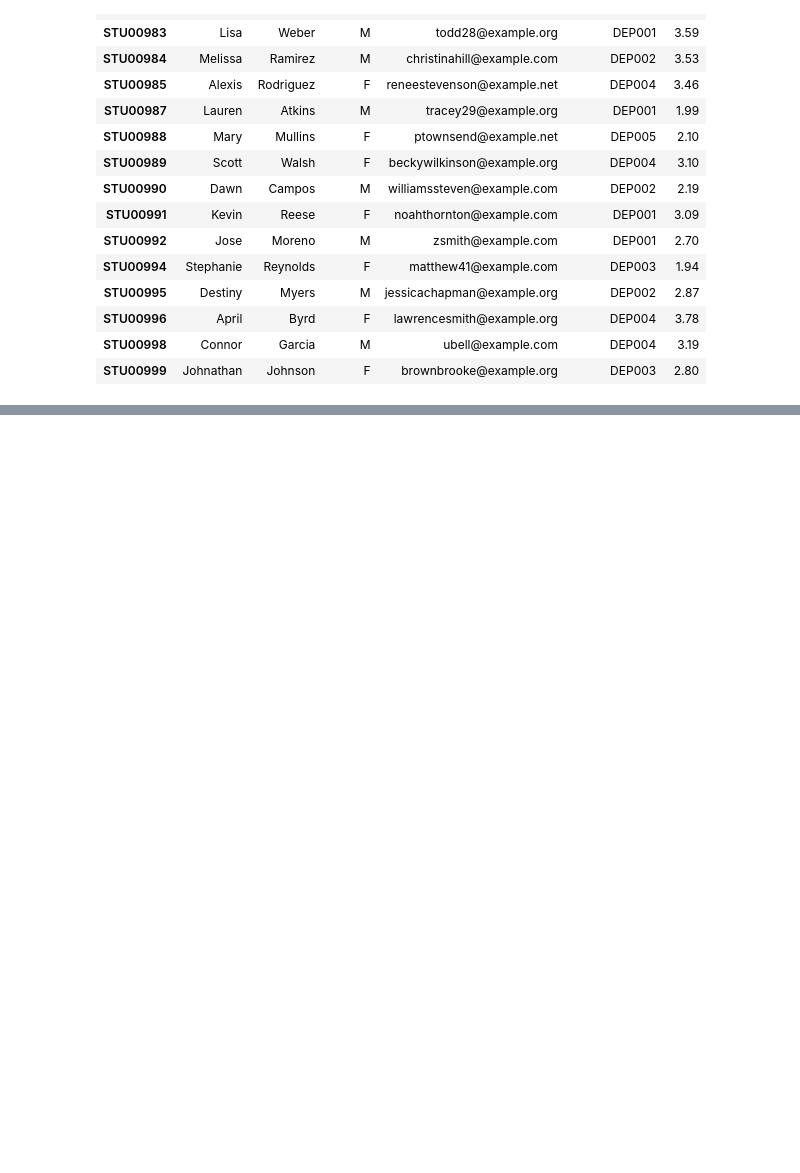
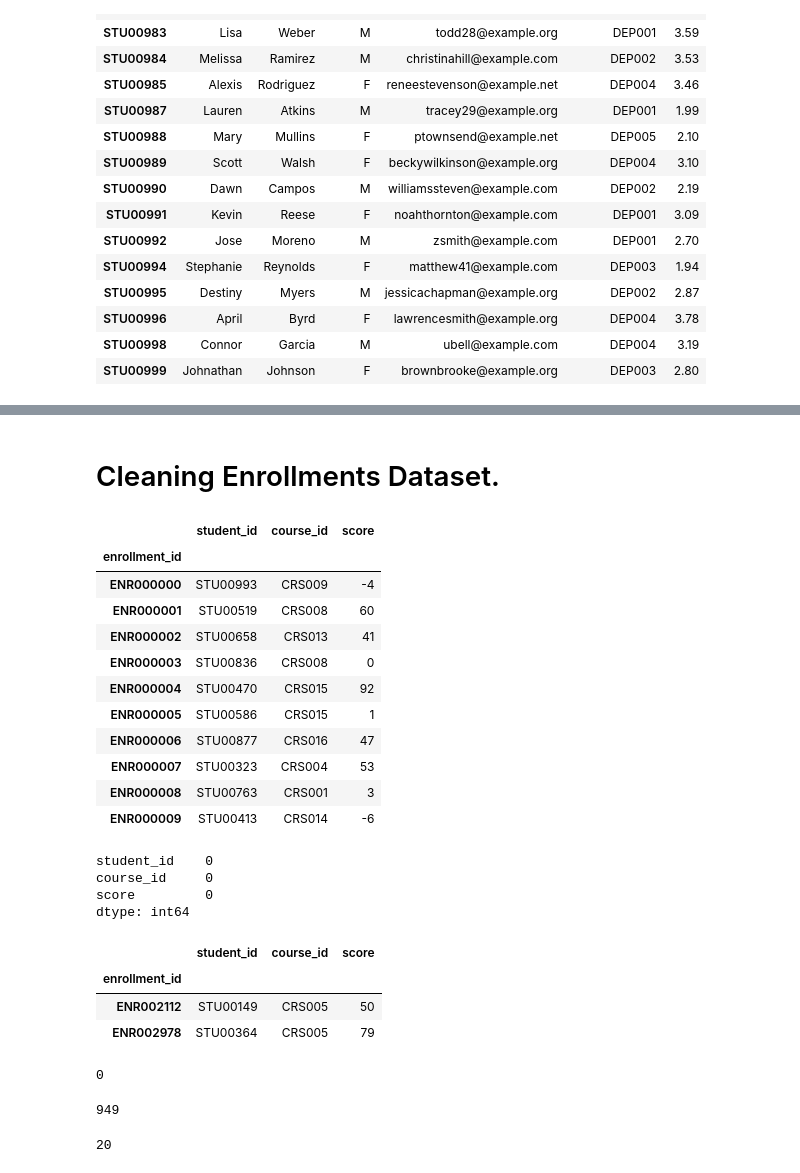
Before and after one commit to Hashim-baya/Data_Science, a Jupyter notebook: Student_Records_Analysis/notebooks/02_data_cleaning.ipynb, the cells around one changed output, grey strips where cells are left out. Saved outputs shown, nothing was run; the diff lists cells and outputs as text; code cells hidden in the pictures; blank space fills up the shorter version.

```diff
--- a/Student_Records_Analysis/notebooks/02_data_cleaning.ipynb
+++ b/Student_Records_Analysis/notebooks/02_data_cleaning.ipynb
@@ -177,0 +295,46 @@ students.to_csv('../data/interim/students_cleaned.csv')
+# %% [markdown]
+# Cleaning Enrollments Dataset.
+# %%
+enrollments_df = pd.read_csv('../data/raw/enrollments.csv', index_col='enrollment_id')
+enrollments_df.head(10)
+# %% [output]
+|  | student_id | course_id | score |
+| enrollment_id |  |  |  |
+| ENR000000 | STU00993 | CRS009 | -4 |
+| ENR000001 | STU00519 | CRS008 | 60 |
+| ENR000002 | STU00658 | CRS013 | 41 |
+| ENR000003 | STU00836 | CRS008 | 0 |
+| ENR000004 | STU00470 | CRS015 | 92 |
+| ENR000005 | STU00586 | CRS015 | 1 |
+| ENR000006 | STU00877 | CRS016 | 47 |
+| ENR000007 | STU00323 | CRS004 | 53 |
+| ENR000008 | STU00763 | CRS001 | 3 |
+| ENR000009 | STU00413 | CRS014 | -6 |
+# %%
+enrollments_df.isnull().sum()
+# %% [output]
+student_id    0
+course_id     0
+score         0
+dtype: int64
+# %%
+enrollments_df.duplicated().sum()
+enrollments_df[enrollments_df.duplicated()]
+# %% [output]
+|  | student_id | course_id | score |
+| enrollment_id |  |  |  |
+| ENR002112 | STU00149 | CRS005 | 50 |
+| ENR002978 | STU00364 | CRS005 | 79 |
+# %%
+enrollment = enrollments_df.drop_duplicates()
+enrollment.duplicated().sum()
+# %% [output]
+0
+# %%
+enrollment['student_id'].nunique()
+# %% [output]
+949
+# %%
+enrollment['course_id'].nunique()
+# %% [output]
+20
```
Also changed, not shown: parts of 24 cells of this notebook, 2 other files.
